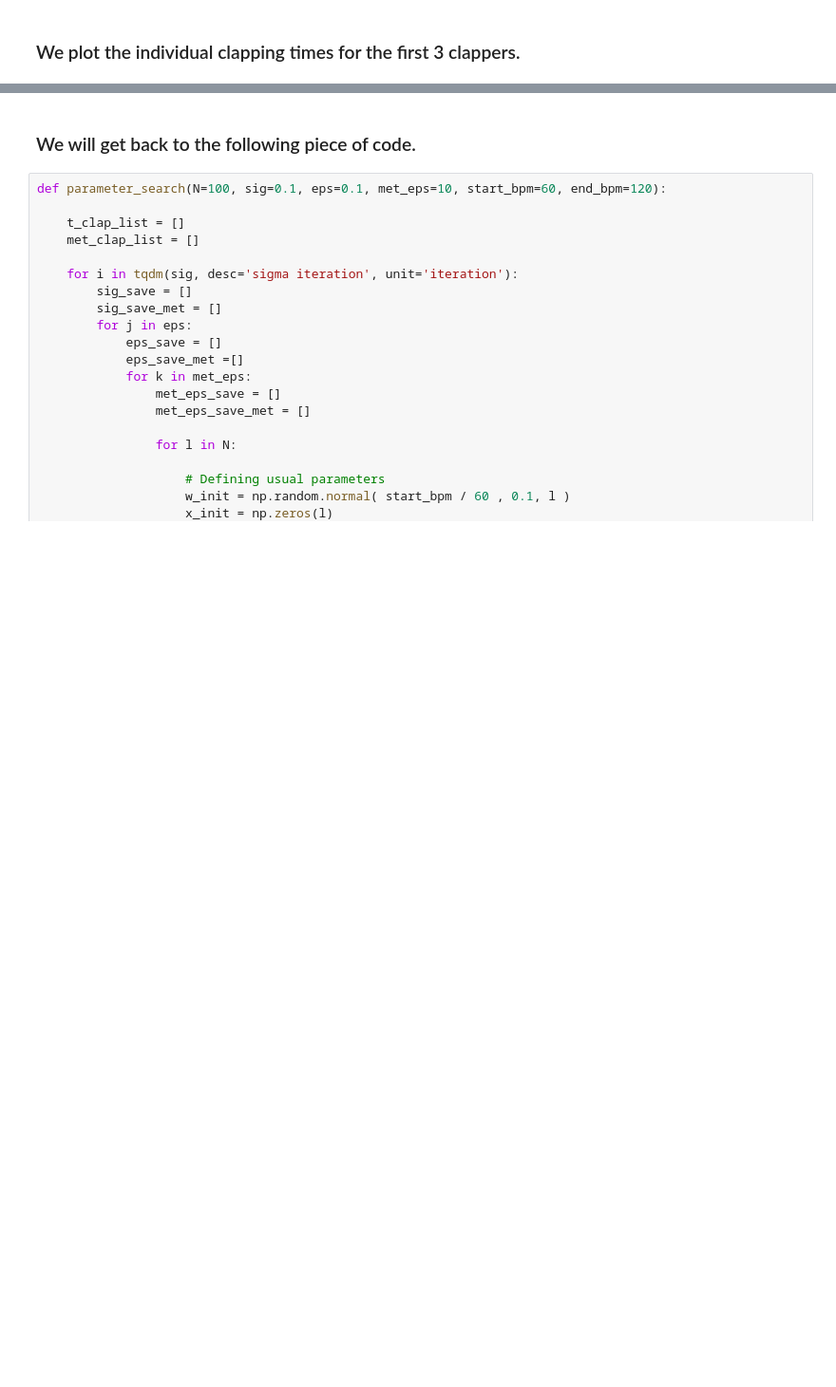
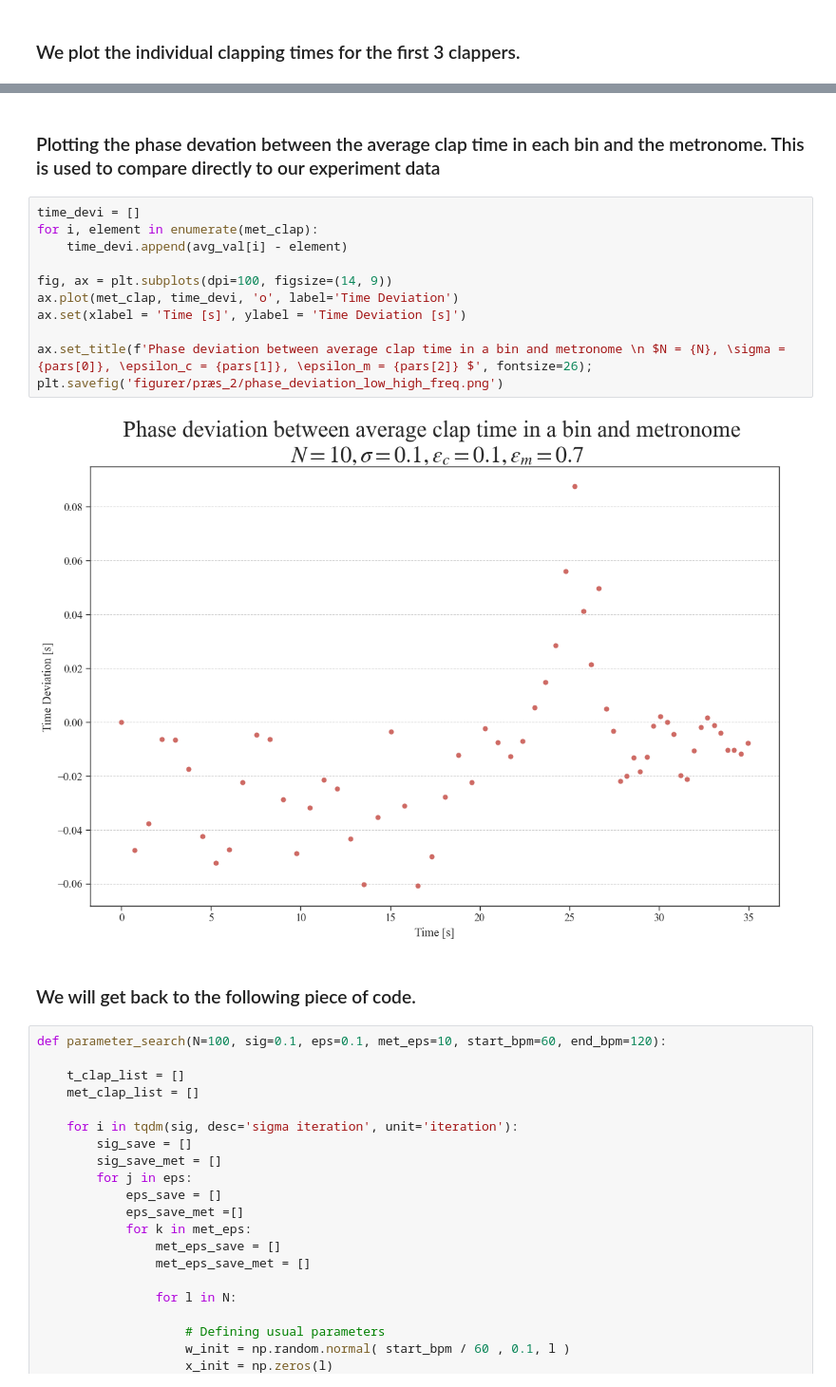
Before and after one commit to nielsdavidsen/Bachelor_2024, a Jupyter notebook: simulation_with_metronome.ipynb, the cells around one changed output, grey strips where cells are left out. Shown at 95% size. Saved outputs shown, nothing was run; the diff lists cells and outputs as text; blank space fills up the shorter version.

```diff
--- a/simulation_with_metronome.ipynb
+++ b/simulation_with_metronome.ipynb
@@ -661,3 +668,18 @@ for i, clap_list in enumerate(t_sig_save):
+# %% [markdown]
+### Plotting the phase devation between the average clap time in each bin and the metronome. This is used to compare directly to our experiment data
+# %%
+time_devi = []
+for i, element in enumerate(met_clap):
+    time_devi.append(avg_val[i] - element)
+
+fig, ax = plt.subplots(dpi=100, figsize=(14, 9))
+ax.plot(met_clap, time_devi, 'o', label='Time Deviation')
+ax.set(xlabel = 'Time [s]', ylabel = 'Time Deviation [s]')
+
+ax.set_title(f'Phase deviation between average clap time in a bin and metronome \n $N = {N}, \sigma = {pars[0]}, \epsilon_c = {pars[1]}, \epsilon_m = {pars[2]} $', fontsize=26);
+plt.savefig('figurer/præs_2/phase_deviation_low_high_freq.png')
+# %% [output]
+[figure, added]
 # %% [markdown]
 ### We will get back to the following piece of code.
 # %%
```
Also changed, not shown: parts of 7 cells of this notebook, 4 other files.
